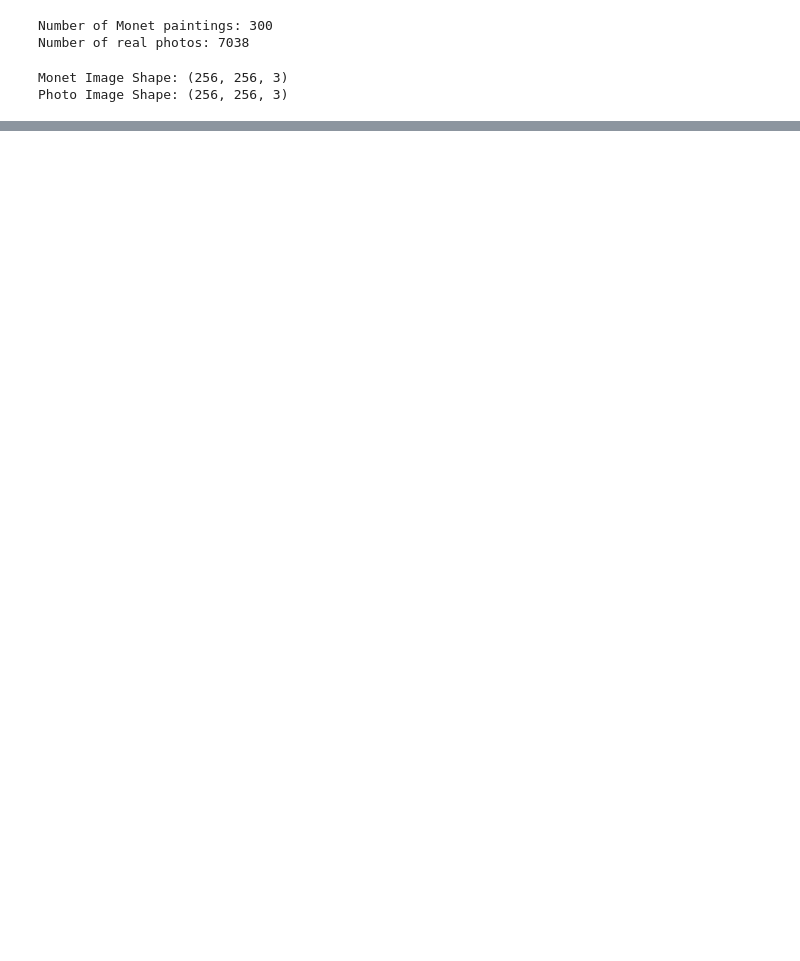
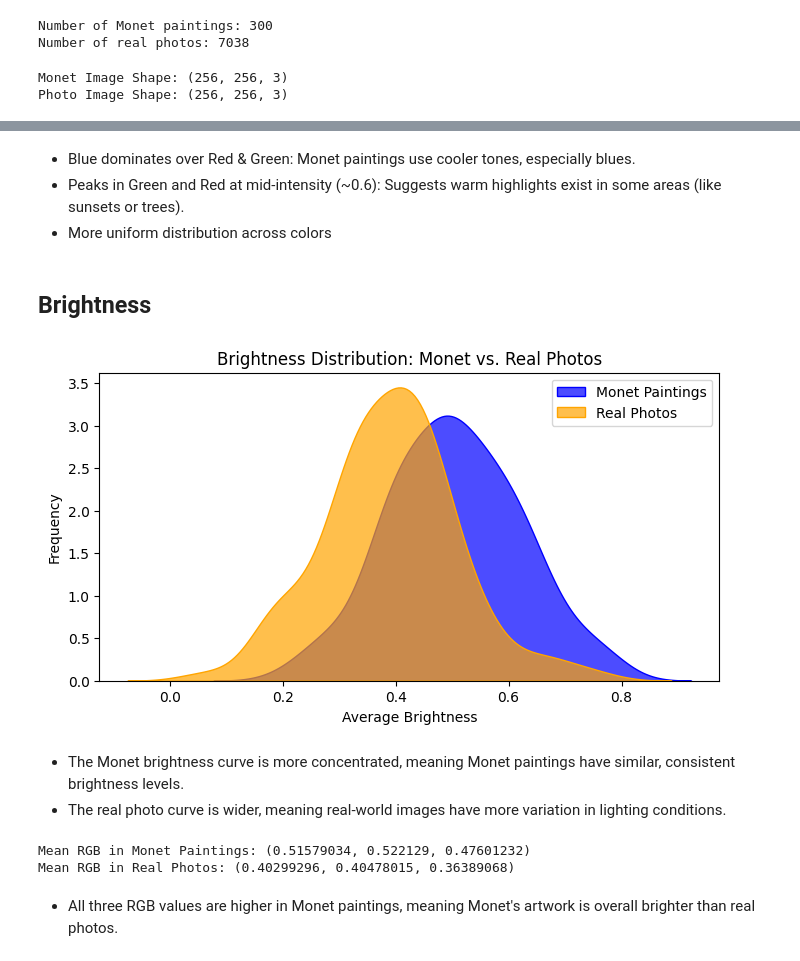
Before and after one commit to spacewagonL/GAN-claude-monet, a Jupyter notebook: gan-claude-monet.ipynb, the cells around one changed output, grey strips where cells are left out. Saved outputs shown, nothing was run; the diff lists cells and outputs as text; code cells hidden in the pictures; blank space fills up the shorter version.

```diff
--- a/gan-claude-monet.ipynb
+++ b/gan-claude-monet.ipynb
@@ -127,0 +141,50 @@ plot_pixel_distribution(photo_ds, "Pixel Distribution in Real Photos")
+# %% [markdown]
+* Blue dominates over Red & Green: Monet paintings use cooler tones, especially blues.
+* Peaks in Green and Red at mid-intensity (~0.6): Suggests warm highlights exist in some areas (like sunsets or trees).
+* More uniform distribution across colors
+# %% [markdown]
+## Brightness
+# %%
+def compute_brightness(img):
+    return np.mean(img.numpy())  # Compute mean pixel value (brightness)
+
+monet_brightness = [compute_brightness(img) for img in monet_ds.take(100)]
+photo_brightness = [compute_brightness(img) for img in photo_ds.take(100)]
+
+# Plot brightness comparison
+plt.figure(figsize=(8, 4))
+sns.kdeplot(monet_brightness,alpha=0.7,fill=True, label="Monet Paintings", color='blue')
+sns.kdeplot(photo_brightness,alpha=0.7,fill=True, label="Real Photos", color='orange')
+plt.xlabel("Average Brightness")
+plt.ylabel("Frequency")
+plt.legend()
+plt.title("Brightness Distribution: Monet vs. Real Photos")
+plt.show()
+# %% [output]
+[figure, added]
+# %% [markdown]
+* The Monet brightness curve is more concentrated, meaning Monet paintings have similar, consistent brightness levels.
+* The real photo curve is wider, meaning real-world images have more variation in lighting conditions.
+# %%
+def compute_mean_rgb(dataset):
+    mean_r, mean_g, mean_b = [], [], []
+
+    for img in dataset.take(100):
+        img = img.numpy()
+        mean_r.append(np.mean(img[:, :, 0]))  # Red channel
+        mean_g.append(np.mean(img[:, :, 1]))  # Green channel
+        mean_b.append(np.mean(img[:, :, 2]))  # Blue channel
+
+    return np.mean(mean_r), np.mean(mean_g), np.mean(mean_b)
+
+# Compute mean RGB values
+monet_mean_rgb = compute_mean_rgb(monet_ds)
+photo_mean_rgb = compute_mean_rgb(photo_ds)
+
+print(f"Mean RGB in Monet Paintings: {monet_mean_rgb}")
+print(f"Mean RGB in Real Photos: {photo_mean_rgb}")
+# %% [output]
+Mean RGB in Monet Paintings: (0.51579034, 0.522129, 0.47601232)
+Mean RGB in Real Photos: (0.40299296, 0.40478015, 0.36389068)
+# %% [markdown]
+- All three RGB values are higher in Monet paintings, meaning Monet's artwork is overall brighter than real photos.
```
Also changed, not shown: parts of 19 cells of this notebook.
